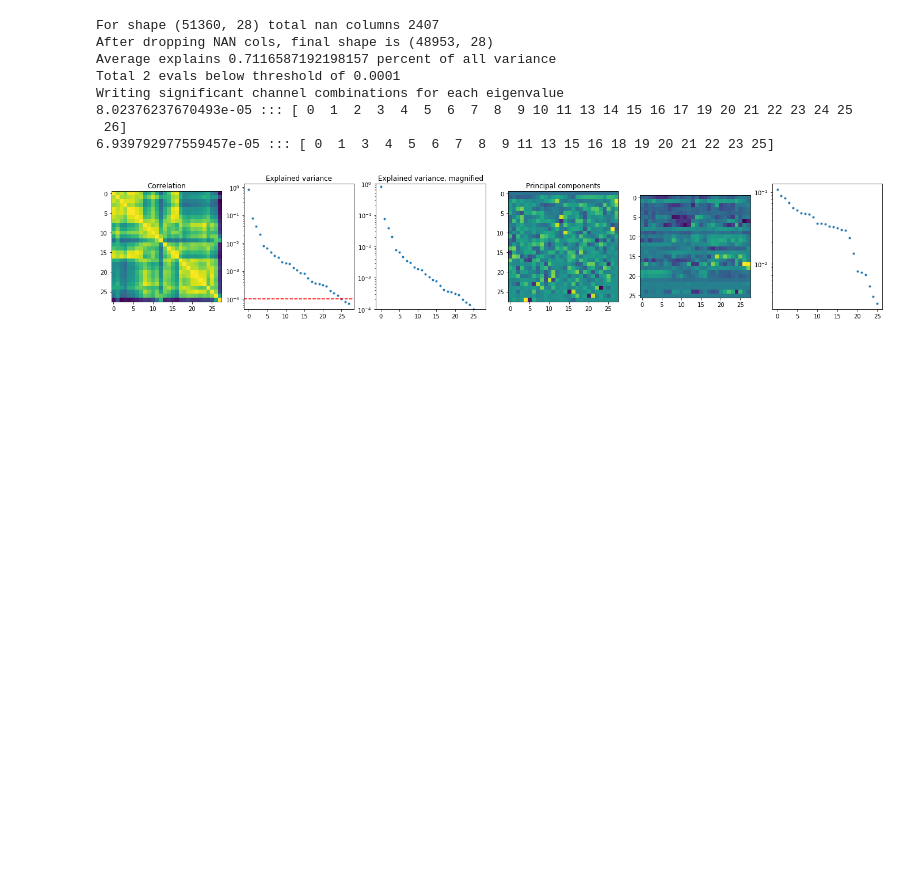
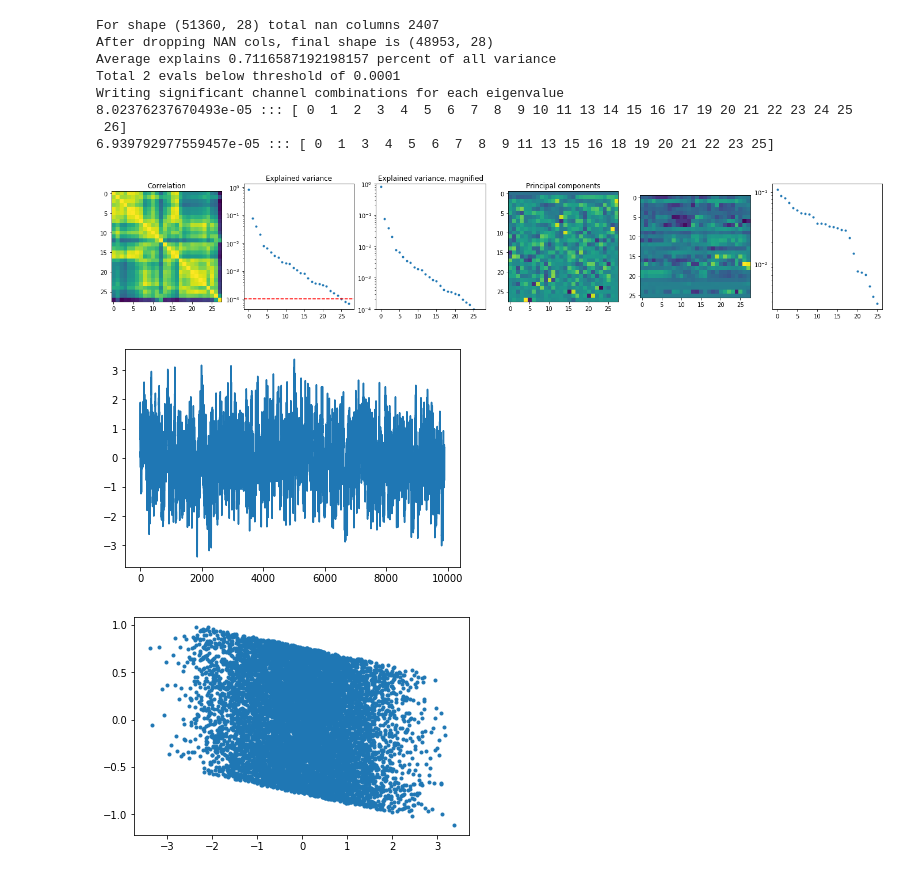
Before and after one commit to aleksejs-fomins/mesoscopic-functional-connectivity, a Jupyter notebook: codes/analysis_real/yasir_result/analysis-neural.ipynb, the cells around one changed output. Saved outputs shown, nothing was run; the diff lists cells and outputs as text; code cells hidden in the pictures; blank space fills up the shorter version.

```diff
--- a/codes/analysis_real/yasir_result/analysis-neural.ipynb
+++ b/codes/analysis_real/yasir_result/analysis-neural.ipynb
@@ -175,3 +201,21 @@ Writing significant channel combinations for each eigenvalue
  26]
 6.939792977559457e-05 ::: [ 0  1  3  4  5  6  7  8  9 11 13 15 16 18 19 20 21 22 23 25]
 [figure]
+# %%
+N = 10000
+aaa = np.random.uniform(0,1,N)
+for i in range(1, N):
+    aaa[i] += aaa[i-1] * 0.9
+
+aaa = aaa[100:]
+aaa = (aaa - np.mean(aaa)) / np.std(aaa)
+
+plt.figure()
+plt.plot(aaa)
+
+plt.figure()
+plt.plot(aaa[:-1], aaa[1:] - aaa[:-1], '.')
+plt.show()
+# %% [output]
+[figure, added]
+[figure, added]
```
Also changed, not shown: parts of 7 cells of this notebook, 2 other files.
